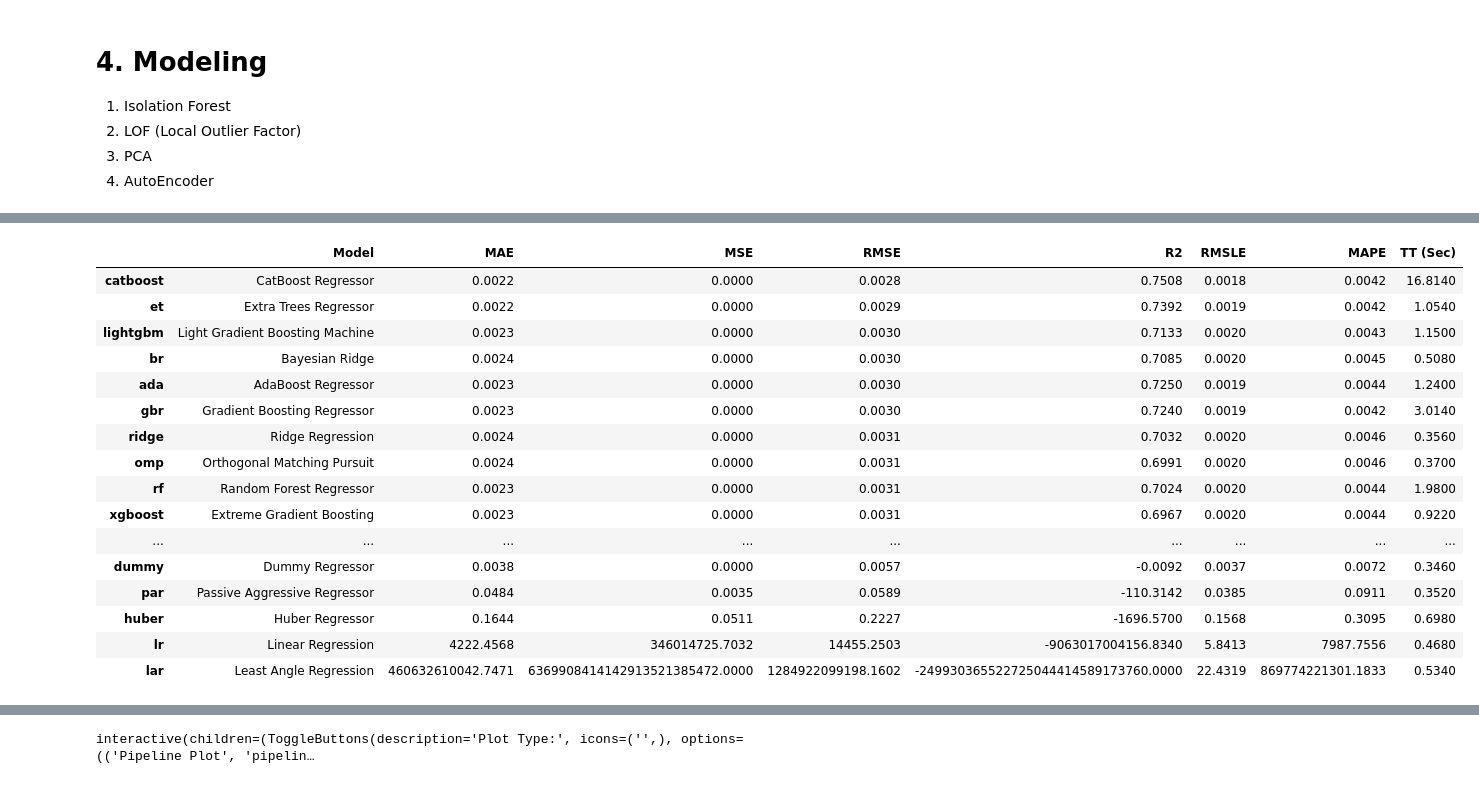
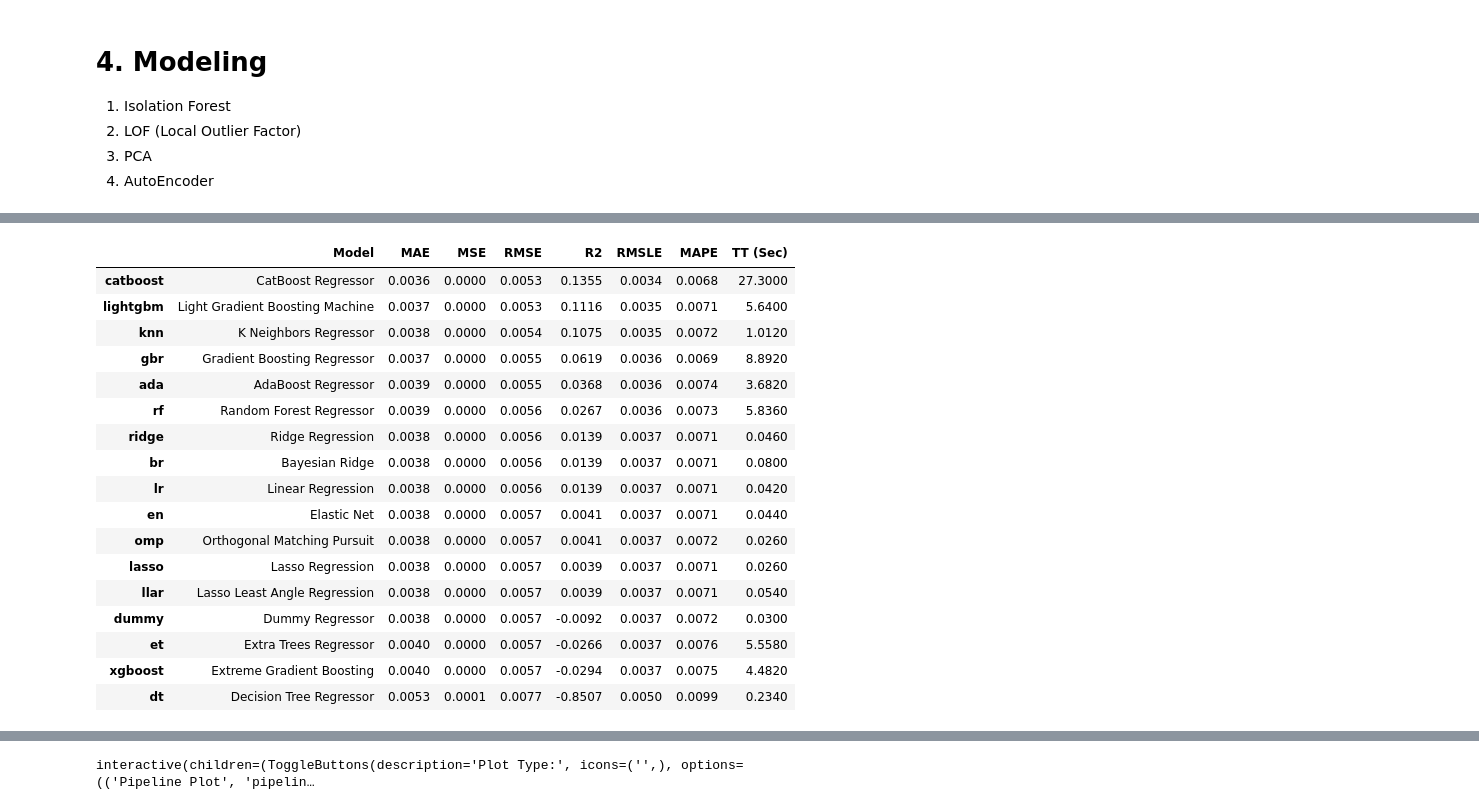
Before and after one commit to LGAimers/AI-PTA, a Jupyter notebook: dolphin/regression_T.ipynb, the cells around one changed output, grey strips where cells are left out. Drawn from its saved outputs; the diff is of its cells as text; code cells hidden in the pictures.

```diff
--- a/dolphin/regression_T.ipynb
+++ b/dolphin/regression_T.ipynb
@@ -254,12 +282,16 @@ from time import time
 # %%
 # Setup Environment
 cat_cols = ['LINE', 'PRODUCT_CODE']
+FOLD = 5
 
 reg = setup(data = input_data,
             train_size = 0.8,
-            #test_data = test,
+            # test_data = test,
             target = 'Y_Quality',
-            categorical_features = cat_cols,
+            ignore_features = cat_cols,
+            preprocess = False,  # default True
+#            categorical_features = cat_cols,
+#            fold_strategy = 'stratifiedkfold', # default
             #numeric_features = num_cols,
             #ordinal_features = ord_dict,
             #high_cardinality_features = ['religion'],
@@ -269,7 +301,7 @@ reg = setup(data = input_data,
             #normalize_method = 'zscore',
             #feature_selection = True,
             #imputation_type='iterative',
-            fold=5, # defualt 10
+            fold=FOLD, # defualt 10
             fold_shuffle=True,
             use_gpu = True,
             session_id = SEED)
@@ -326,27 +351,28 @@ reg = setup(data = input_data,
 [LightGBM] [Warning] Stopped training because there are no more leaves that meet the split requirements
 [LightGBM] [Warning] Stopped training because there are no more leaves that meet the split requirements
 # %%
-# lasso, catboost, xgb, BayesianRidge, LassoLars
-top5 = compare_models(sort='rmse', n_select=5, fold=5)
+# EG, Cat, GBR, LGBM, XGB
+top5 = compare_models(sort='r2', n_select=5, fold=FOLD, exclude=['lar', 'par', 'huber'])
 # %% [output]
 [interactive output not drawn]
 |  | Model | MAE | MSE | RMSE | R2 | RMSLE | MAPE | TT (Sec) |
-| catboost | CatBoost Regressor | 0.0022 | 0.0000 | 0.0028 | 0.7508 | 0.0018 | 0.0042 | 16.8140 |
-| et | Extra Trees Regressor | 0.0022 | 0.0000 | 0.0029 | 0.7392 | 0.0019 | 0.0042 | 1.0540 |
-| lightgbm | Light Gradient Boosting Machine | 0.0023 | 0.0000 | 0.0030 | 0.7133 | 0.0020 | 0.0043 | 1.1500 |
-| br | Bayesian Ridge | 0.0024 | 0.0000 | 0.0030 | 0.7085 | 0.0020 | 0.0045 | 0.5080 |
-| ada | AdaBoost Regressor | 0.0023 | 0.0000 | 0.0030 | 0.7250 | 0.0019 | 0.0044 | 1.2400 |
-| gbr | Gradient Boosting Regressor | 0.0023 | 0.0000 | 0.0030 | 0.7240 | 0.0019 | 0.0042 | 3.0140 |
-| ridge | Ridge Regression | 0.0024 | 0.0000 | 0.0031 | 0.7032 | 0.0020 | 0.0046 | 0.3560 |
-| omp | Orthogonal Matching Pursuit | 0.0024 | 0.0000 | 0.0031 | 0.6991 | 0.0020 | 0.0046 | 0.3700 |
-| rf | Random Forest Regressor | 0.0023 | 0.0000 | 0.0031 | 0.7024 | 0.0020 | 0.0044 | 1.9800 |
-| xgboost | Extreme Gradient Boosting | 0.0023 | 0.0000 | 0.0031 | 0.6967 | 0.0020 | 0.0044 | 0.9220 |
-| ... | ... | ... | ... | ... | ... | ... | ... | ... |
-| dummy | Dummy Regressor | 0.0038 | 0.0000 | 0.0057 | -0.0092 | 0.0037 | 0.0072 | 0.3460 |
-| par | Passive Aggressive Regressor | 0.0484 | 0.0035 | 0.0589 | -110.3142 | 0.0385 | 0.0911 | 0.3520 |
-| huber | Huber Regressor | 0.1644 | 0.0511 | 0.2227 | -1696.5700 | 0.1568 | 0.3095 | 0.6980 |
-| lr | Linear Regression | 4222.4568 | 346014725.7032 | 14455.2503 | -9063017004156.8340 | 5.8413 | 7987.7556 | 0.4680 |
-| lar | Least Angle Regression | 460632610042.7471 | 6369908414142913521385472.0000 | 1284922099198.1602 | -249930365522725044414589173760.0000 | 22.4319 | 869774221301.1833 | 0.5340 |
+| catboost | CatBoost Regressor | 0.0036 | 0.0000 | 0.0053 | 0.1355 | 0.0034 | 0.0068 | 27.3000 |
+| lightgbm | Light Gradient Boosting Machine | 0.0037 | 0.0000 | 0.0053 | 0.1116 | 0.0035 | 0.0071 | 5.6400 |
+| knn | K Neighbors Regressor | 0.0038 | 0.0000 | 0.0054 | 0.1075 | 0.0035 | 0.0072 | 1.0120 |
+| gbr | Gradient Boosting Regressor | 0.0037 | 0.0000 | 0.0055 | 0.0619 | 0.0036 | 0.0069 | 8.8920 |
+| ada | AdaBoost Regressor | 0.0039 | 0.0000 | 0.0055 | 0.0368 | 0.0036 | 0.0074 | 3.6820 |
+| rf | Random Forest Regressor | 0.0039 | 0.0000 | 0.0056 | 0.0267 | 0.0036 | 0.0073 | 5.8360 |
+| ridge | Ridge Regression | 0.0038 | 0.0000 | 0.0056 | 0.0139 | 0.0037 | 0.0071 | 0.0460 |
+| br | Bayesian Ridge | 0.0038 | 0.0000 | 0.0056 | 0.0139 | 0.0037 | 0.0071 | 0.0800 |
+| lr | Linear Regression | 0.0038 | 0.0000 | 0.0056 | 0.0139 | 0.0037 | 0.0071 | 0.0420 |
+| en | Elastic Net | 0.0038 | 0.0000 | 0.0057 | 0.0041 | 0.0037 | 0.0071 | 0.0440 |
+| omp | Orthogonal Matching Pursuit | 0.0038 | 0.0000 | 0.0057 | 0.0041 | 0.0037 | 0.0072 | 0.0260 |
+| lasso | Lasso Regression | 0.0038 | 0.0000 | 0.0057 | 0.0039 | 0.0037 | 0.0071 | 0.0260 |
+| llar | Lasso Least Angle Regression | 0.0038 | 0.0000 | 0.0057 | 0.0039 | 0.0037 | 0.0071 | 0.0540 |
+| dummy | Dummy Regressor | 0.0038 | 0.0000 | 0.0057 | -0.0092 | 0.0037 | 0.0072 | 0.0300 |
+| et | Extra Trees Regressor | 0.0040 | 0.0000 | 0.0057 | -0.0266 | 0.0037 | 0.0076 | 5.5580 |
+| xgboost | Extreme Gradient Boosting | 0.0040 | 0.0000 | 0.0057 | -0.0294 | 0.0037 | 0.0075 | 4.4820 |
+| dt | Decision Tree Regressor | 0.0053 | 0.0001 | 0.0077 | -0.8507 | 0.0050 | 0.0099 | 0.2340 |
 [interactive output not drawn]
 # %%
 total_models = []
```
Also changed, not shown: parts of 19 cells of this notebook, 3 other files.
